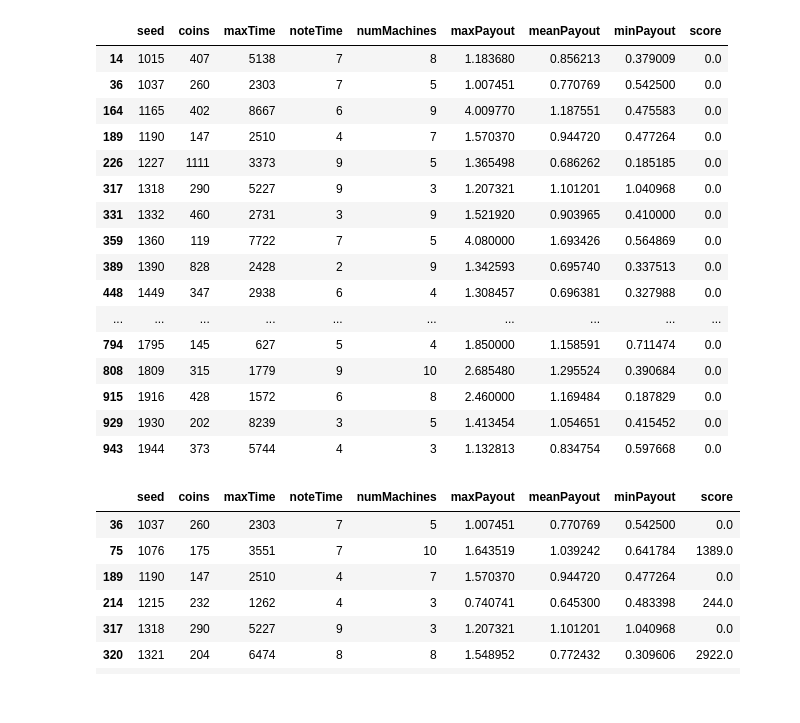
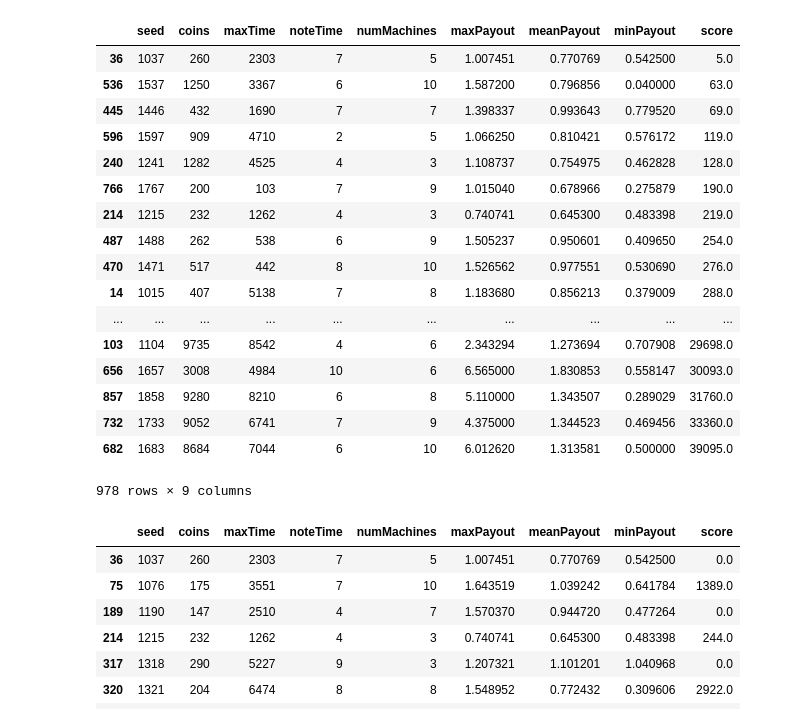
Before and after one commit to threepipes/mm99, a Jupyter notebook: jupyter/analyze_each.ipynb, the cells around one changed output. Saved outputs shown, nothing was run; the diff lists cells and outputs as text; code cells hidden in the pictures.

```diff
--- a/jupyter/analyze_each.ipynb
+++ b/jupyter/analyze_each.ipynb
@@ -4,7 +4,7 @@ import pandas as pd
 
 base_dir = '../results/'
 # %%
-target = base_dir + 'result_0319_020310.csv'
+target = base_dir + 'result_0319_223329.csv'
 # %%
 df = pd.read_csv(target)
 df
@@ -78,23 +78,24 @@ df[(df.score < df.coins * 0.8)].describe()
 # %%
-df[df.score == 0]
+df[df.score > 0].sort_values(by='score')
 # %% [output]
 |  | seed | coins | maxTime | noteTime | numMachines | maxPayout | meanPayout | minPayout | score |
-| 14 | 1015 | 407 | 5138 | 7 | 8 | 1.183680 | 0.856213 | 0.379009 | 0.0 |
-| 36 | 1037 | 260 | 2303 | 7 | 5 | 1.007451 | 0.770769 | 0.542500 | 0.0 |
-| 164 | 1165 | 402 | 8667 | 6 | 9 | 4.009770 | 1.187551 | 0.475583 | 0.0 |
-| 189 | 1190 | 147 | 2510 | 4 | 7 | 1.570370 | 0.944720 | 0.477264 | 0.0 |
-| 226 | 1227 | 1111 | 3373 | 9 | 5 | 1.365498 | 0.686262 | 0.185185 | 0.0 |
-| 317 | 1318 | 290 | 5227 | 9 | 3 | 1.207321 | 1.101201 | 1.040968 | 0.0 |
-| 331 | 1332 | 460 | 2731 | 3 | 9 | 1.521920 | 0.903965 | 0.410000 | 0.0 |
-| 359 | 1360 | 119 | 7722 | 7 | 5 | 4.080000 | 1.693426 | 0.564869 | 0.0 |
-| 389 | 1390 | 828 | 2428 | 2 | 9 | 1.342593 | 0.695740 | 0.337513 | 0.0 |
-| 448 | 1449 | 347 | 2938 | 6 | 4 | 1.308457 | 0.696381 | 0.327988 | 0.0 |
+| 36 | 1037 | 260 | 2303 | 7 | 5 | 1.007451 | 0.770769 | 0.542500 | 5.0 |
+| 536 | 1537 | 1250 | 3367 | 6 | 10 | 1.587200 | 0.796856 | 0.040000 | 63.0 |
+| 445 | 1446 | 432 | 1690 | 7 | 7 | 1.398337 | 0.993643 | 0.779520 | 69.0 |
+| 596 | 1597 | 909 | 4710 | 2 | 5 | 1.066250 | 0.810421 | 0.576172 | 119.0 |
+| 240 | 1241 | 1282 | 4525 | 4 | 3 | 1.108737 | 0.754975 | 0.462828 | 128.0 |
+| 766 | 1767 | 200 | 103 | 7 | 9 | 1.015040 | 0.678966 | 0.275879 | 190.0 |
+| 214 | 1215 | 232 | 1262 | 4 | 3 | 0.740741 | 0.645300 | 0.483398 | 219.0 |
+| 487 | 1488 | 262 | 538 | 6 | 9 | 1.505237 | 0.950601 | 0.409650 | 254.0 |
+| 470 | 1471 | 517 | 442 | 8 | 10 | 1.526562 | 0.977551 | 0.530690 | 276.0 |
+| 14 | 1015 | 407 | 5138 | 7 | 8 | 1.183680 | 0.856213 | 0.379009 | 288.0 |
 | ... | ... | ... | ... | ... | ... | ... | ... | ... | ... |
-| 794 | 1795 | 145 | 627 | 5 | 4 | 1.850000 | 1.158591 | 0.711474 | 0.0 |
-| 808 | 1809 | 315 | 1779 | 9 | 10 | 2.685480 | 1.295524 | 0.390684 | 0.0 |
-| 915 | 1916 | 428 | 1572 | 6 | 8 | 2.460000 | 1.169484 | 0.187829 | 0.0 |
-| 929 | 1930 | 202 | 8239 | 3 | 5 | 1.413454 | 1.054651 | 0.415452 | 0.0 |
-| 943 | 1944 | 373 | 5744 | 4 | 3 | 1.132813 | 0.834754 | 0.597668 | 0.0 |
+| 103 | 1104 | 9735 | 8542 | 4 | 6 | 2.343294 | 1.273694 | 0.707908 | 29698.0 |
+| 656 | 1657 | 3008 | 4984 | 10 | 6 | 6.565000 | 1.830853 | 0.558147 | 30093.0 |
+| 857 | 1858 | 9280 | 8210 | 6 | 8 | 5.110000 | 1.343507 | 0.289029 | 31760.0 |
+| 732 | 1733 | 9052 | 6741 | 7 | 9 | 4.375000 | 1.344523 | 0.469456 | 33360.0 |
+| 682 | 1683 | 8684 | 7044 | 6 | 10 | 6.012620 | 1.313581 | 0.500000 | 39095.0 |
+978 rows × 9 columns
 # %%
 df[df.coins < 300]
 # %% [output]
```
Also changed, not shown: parts of 11 cells of this notebook, 3 other files.
